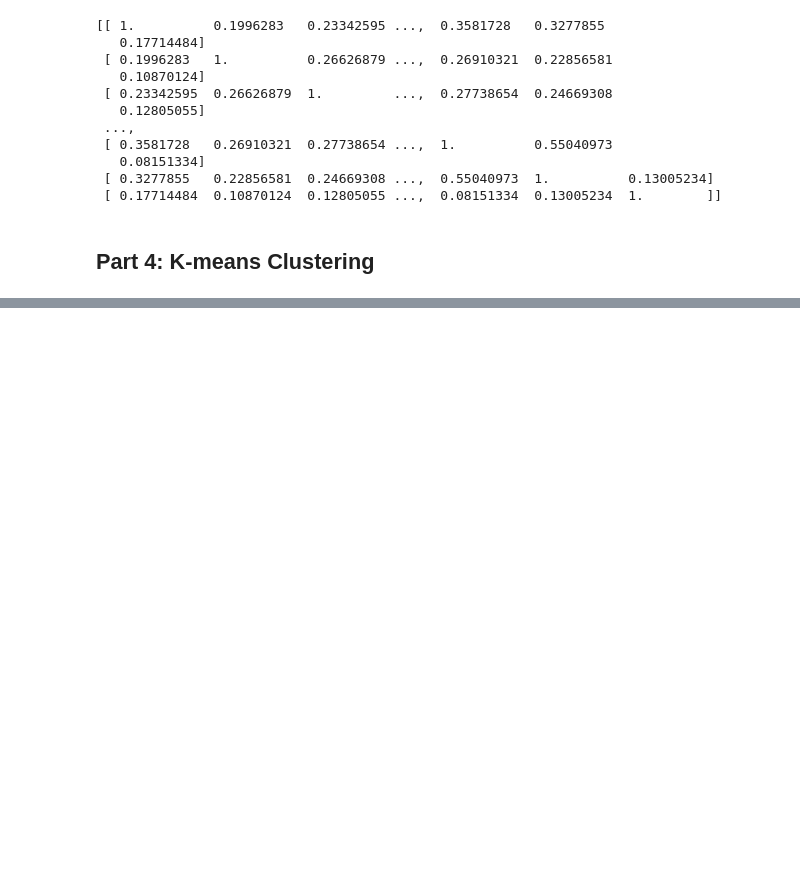
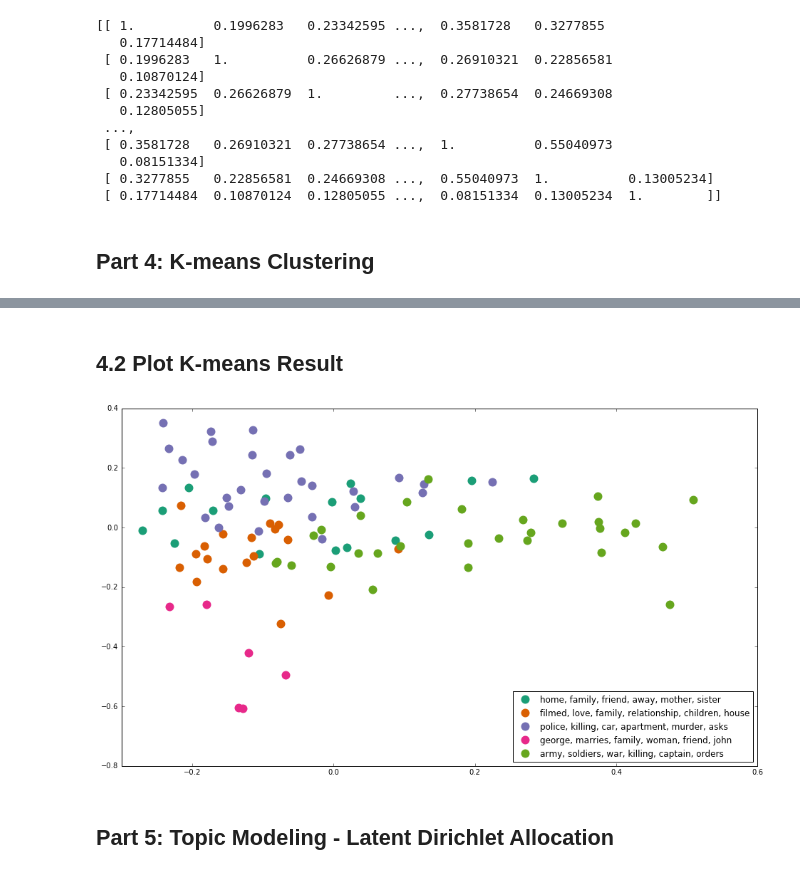
Before and after one commit to ctianran/myDataAnalysis, a Jupyter notebook: NaturalLanguageProcessingandTopicModeling/Unsupervised Learning Project - Document Clustering and Topic Modeling.ipynb, the cells around one changed output, grey strips where cells are left out. Drawn from its saved outputs; the diff is of its cells as text; code cells hidden in the pictures; blank space fills up the shorter version.

```diff
--- a/NaturalLanguageProcessingandTopicModeling/Unsupervised Learning Project - Document Clustering and Topic Modeling.ipynb
+++ b/NaturalLanguageProcessingandTopicModeling/Unsupervised Learning Project - Document Clustering and Topic Modeling.ipynb
@@ -170,3 +189,10 @@ print(cos_matrix)
  [ 0.17714484  0.10870124  0.12805055 ...,  0.08151334  0.13005234  1.        ]]
 # %% [markdown]
 ## Part 4: K-means Clustering
+# %%
+from sklearn.cluster import KMeans
+
+num_clusters = 5
+km = KMeans(n_clusters=num_clusters)
+km.fit(tfidf_matrix)
+clusters = km.labels_.tolist()
@@ -172,0 +201,4 @@ print(cos_matrix)
+# %%
+# create DataFrame films from all of the input files.
+films = {'title': titles, 'rank': ranks, 'synopsis': synopses, 'cluster': clusters}
+frame = pd.DataFrame(films, index=[clusters], columns=['rank', 'title', 'cluster'])
@@ -172,0 +280,37 @@ print(cos_matrix)
+# %% [markdown]
+## 4.2 Plot K-means Result
+# %%
+pca = decomposition.PCA(n_components=2)
+tfidf_matrix_np = tfidf_matrix.toarray()
+pca.fit(tfidf_matrix_np)
+X = pca.transform(tfidf_matrix_np)
+
+xs, ys = X[:, 0], X[:, 1]
+
+# set up colors per clusters using a dict
+cluster_colors = {0: '#1b9e77', 1: '#d95f02', 2: '#7570b3', 3: '#e7298a', 4: '#66a61e'}
+# set up cluster names using a dict
+cluster_names = {}
+for i in range(num_clusters):
+    cluster_names[i] = ", ".join(Cluster_keywords_summary[i])
+# %%
+%matplotlib inline
+
+# create data frame with PCA cluster results
+df = pd.DataFrame(dict(x=xs, y=ys, label=clusters, title=titles))
+groups = df.groupby(clusters)
+
+# set up plot
+fig, ax = plt.subplots(figsize=(16,9))
+
+# set color for each cluster/group
+for name, group in groups:
+    ax.plot(group.x, group.y, marker='o', linestyle='', ms=12,
+           label=cluster_names[name], color=cluster_colors[name],
+           mec='none')
+
+ax.legend(numpoints=1, loc=4)  # show legend with only 1 point, position is right bottom.
+
+plt.show()
+# %% [output]
+[figure, added]
@@ -172,0 +319,2 @@ print(cos_matrix)
+# %% [markdown]
+## Part 5: Topic Modeling - Latent Dirichlet Allocation
```
Also changed, not shown: parts of 15 cells of this notebook, 1 other file.
